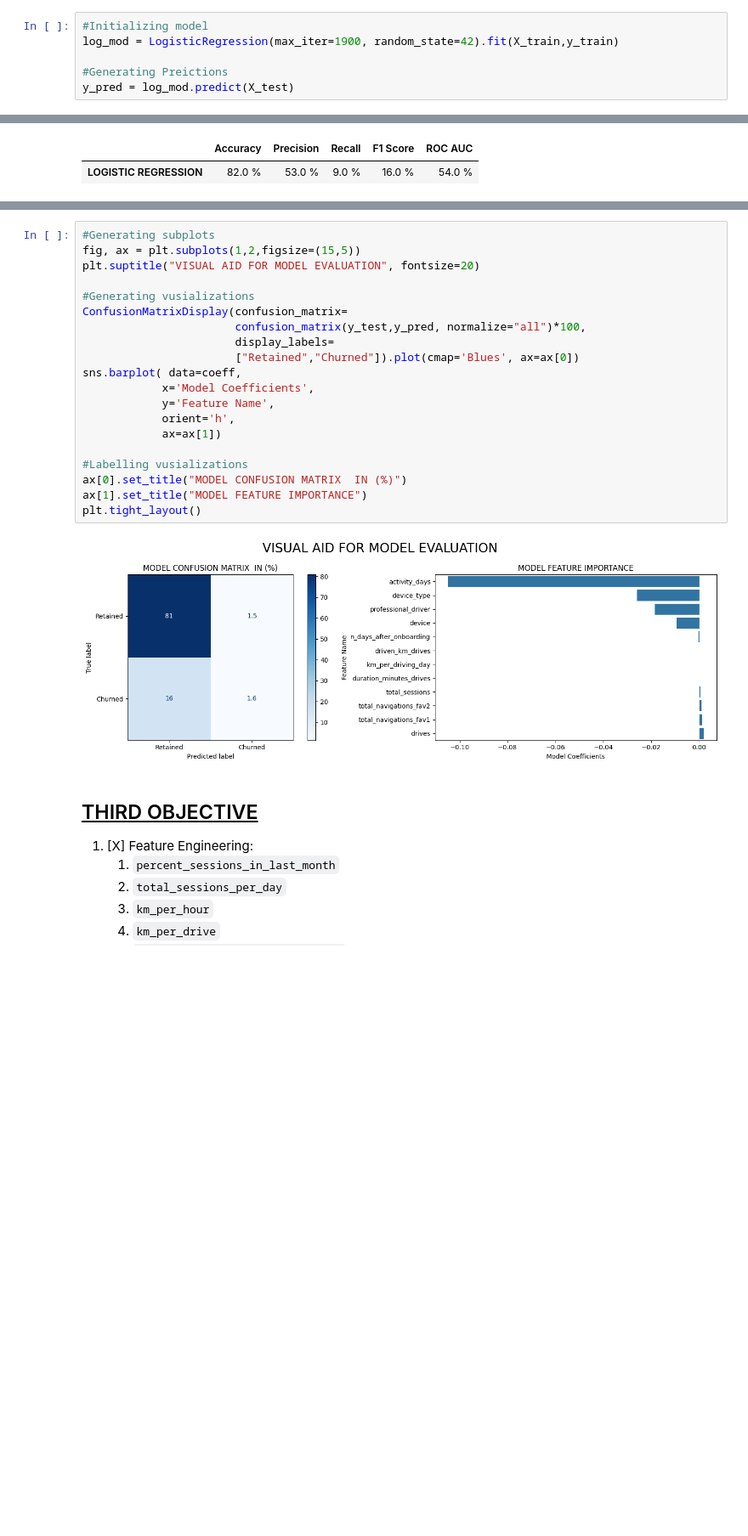
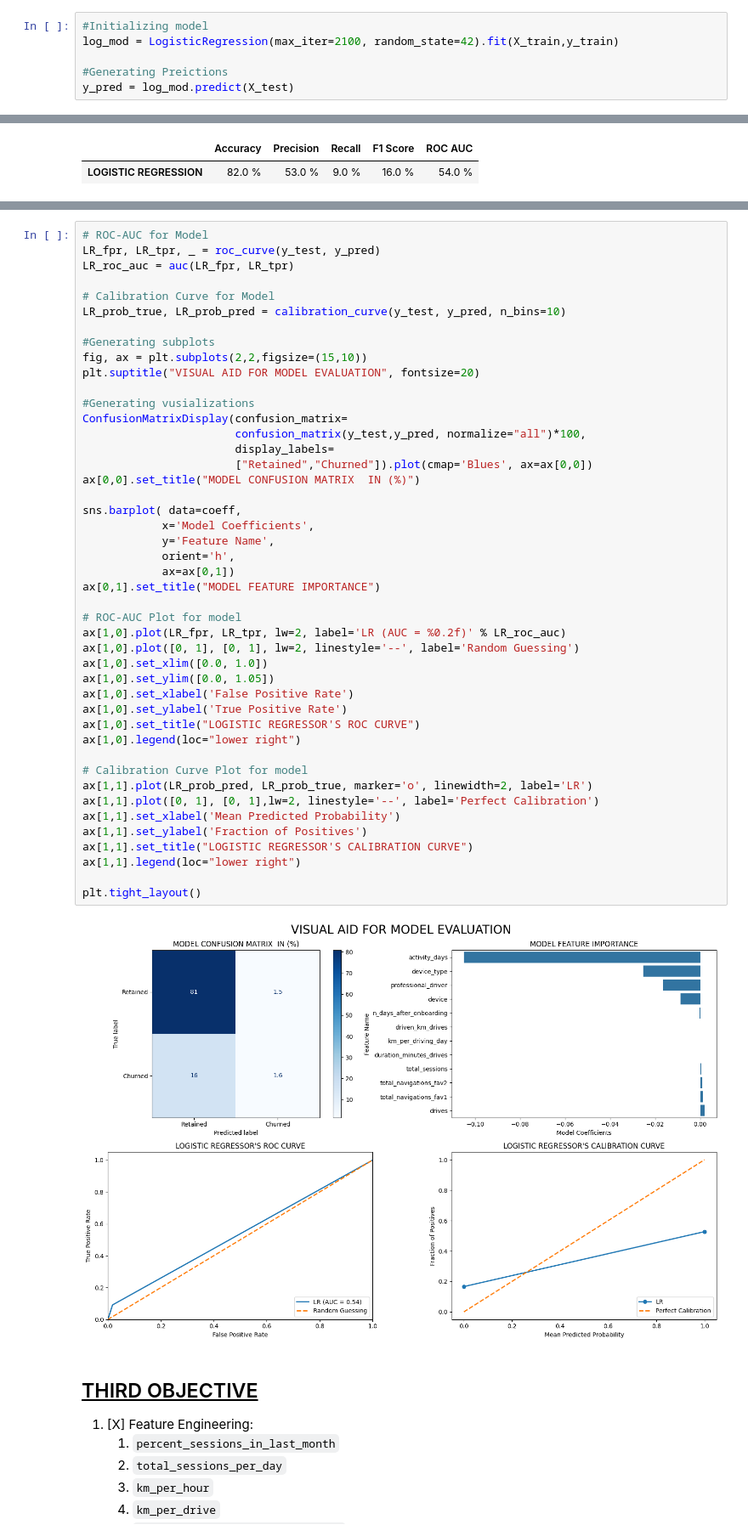
Before and after one commit to Stephen-Adwini-Badu/01.-Waze-Project, a Jupyter notebook: Waze Project Notebook.ipynb, the cells around one changed output, grey strips where cells are left out. Shown at 85% size. Saved outputs shown, nothing was run; the diff lists cells and outputs as text; blank space fills up the shorter version.

```diff
--- a/Waze Project Notebook.ipynb
+++ b/Waze Project Notebook.ipynb
@@ -300,7 +301,7 @@ split
 | Y Test | 3575 |
 # %%
 #Initializing model
-log_mod = LogisticRegression(max_iter=1900, random_state=42).fit(X_train,y_train)
+log_mod = LogisticRegression(max_iter=2100, random_state=42).fit(X_train,y_train)
 
 #Generating Preictions
 y_pred = log_mod.predict(X_test)
@@ -349,25 +350,50 @@ coeff
 # %%
+# ROC-AUC for Model
+LR_fpr, LR_tpr, _ = roc_curve(y_test, y_pred)
+LR_roc_auc = auc(LR_fpr, LR_tpr)
+
+# Calibration Curve for Model
+LR_prob_true, LR_prob_pred = calibration_curve(y_test, y_pred, n_bins=10)
+
 #Generating subplots
-fig, ax = plt.subplots(1,2,figsize=(15,5))
+fig, ax = plt.subplots(2,2,figsize=(15,10))
 plt.suptitle("VISUAL AID FOR MODEL EVALUATION", fontsize=20)
 
 #Generating vusializations
 ConfusionMatrixDisplay(confusion_matrix=
                        confusion_matrix(y_test,y_pred, normalize="all")*100,
                        display_labels=
-                       ["Retained","Churned"]).plot(cmap='Blues', ax=ax[0])
+                       ["Retained","Churned"]).plot(cmap='Blues', ax=ax[0,0])
+ax[0,0].set_title("MODEL CONFUSION MATRIX  IN (%)")
+
 sns.barplot( data=coeff,
             x='Model Coefficients',
             y='Feature Name',
             orient='h',
-            ax=ax[1])
+            ax=ax[0,1])
+ax[0,1].set_title("MODEL FEATURE IMPORTANCE")
 
-#Labelling vusializations
-ax[0].set_title("MODEL CONFUSION MATRIX  IN (%)")
-ax[1].set_title("MODEL FEATURE IMPORTANCE")
+# ROC-AUC Plot for model
+ax[1,0].plot(LR_fpr, LR_tpr, lw=2, label='LR (AUC = %0.2f)' % LR_roc_auc)
+ax[1,0].plot([0, 1], [0, 1], lw=2, linestyle='--', label='Random Guessing')
+ax[1,0].set_xlim([0.0, 1.0])
+ax[1,0].set_ylim([0.0, 1.05])
+ax[1,0].set_xlabel('False Positive Rate')
+ax[1,0].set_ylabel('True Positive Rate')
+ax[1,0].set_title("LOGISTIC REGRESSOR'S ROC CURVE")
+ax[1,0].legend(loc="lower right")
+
+# Calibration Curve Plot for model
+ax[1,1].plot(LR_prob_pred, LR_prob_true, marker='o', linewidth=2, label='LR')
+ax[1,1].plot([0, 1], [0, 1],lw=2, linestyle='--', label='Perfect Calibration')
+ax[1,1].set_xlabel('Mean Predicted Probability')
+ax[1,1].set_ylabel('Fraction of Positives')
+ax[1,1].set_title("LOGISTIC REGRESSOR'S CALIBRATION CURVE")
+ax[1,1].legend(loc="lower right")
+
 plt.tight_layout()
 # %% [output]
-[figure, old version]
+[figure, new version]
 # %% [markdown]
 ## <u>THIRD OBJECTIVE</u>
 1. [X] Feature Engineering:
```
Also changed, not shown: parts of 6 cells of this notebook.
